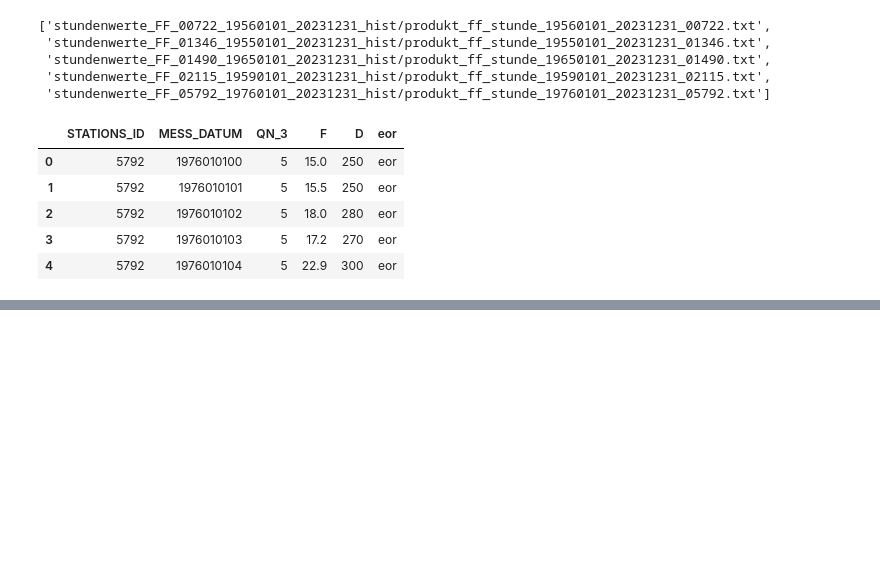
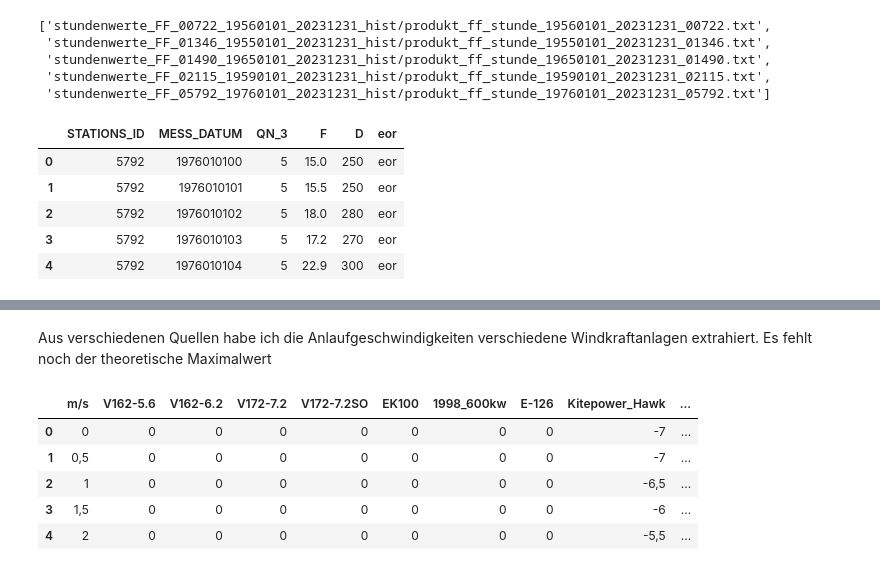
Before and after one commit to strubbi77/breisgauwind, a Jupyter notebook: Untitled.ipynb, the cells around one changed output, grey strips where cells are left out. Saved outputs shown, nothing was run; the diff lists cells and outputs as text; code cells hidden in the pictures; blank space fills up the shorter version.

```diff
--- a/Untitled.ipynb
+++ b/Untitled.ipynb
@@ -127,0 +152,14 @@ DWD_Daten_filter.head()
+# %% [markdown]
+Aus verschiedenen Quellen habe ich die Anlaufgeschwindigkeiten verschiedene Windkraftanlagen extrahiert. Es fehlt noch der theoretische Maximalwert
+# %%
+Windkraft_je_ms=pd.read_csv('Windanlagen_kw_pro_ms.csv',sep=';')
+Windkraft_je_ms['max W/m²']=Windkraft_je_ms['m/s']
+Windkraft_je_ms['max W/m²'].replace(to_replace=',',value='.')
+Windkraft_je_ms.head()
+# %% [output]
+|  | m/s | V162-5.6 | V162-6.2 | V172-7.2 | V172-7.2SO | EK100 | 1998_600kw | E-126 | Kitepower_Hawk | ... |
+| 0 | 0 | 0 | 0 | 0 | 0 | 0 | 0 | 0 | -7 | ... |
+| 1 | 0,5 | 0 | 0 | 0 | 0 | 0 | 0 | 0 | -7 | ... |
+| 2 | 1 | 0 | 0 | 0 | 0 | 0 | 0 | 0 | -6,5 | ... |
+| 3 | 1,5 | 0 | 0 | 0 | 0 | 0 | 0 | 0 | -6 | ... |
+| 4 | 2 | 0 | 0 | 0 | 0 | 0 | 0 | 0 | -5,5 | ... |
```
Also changed, not shown: parts of 4 cells of this notebook, 3 other files.
